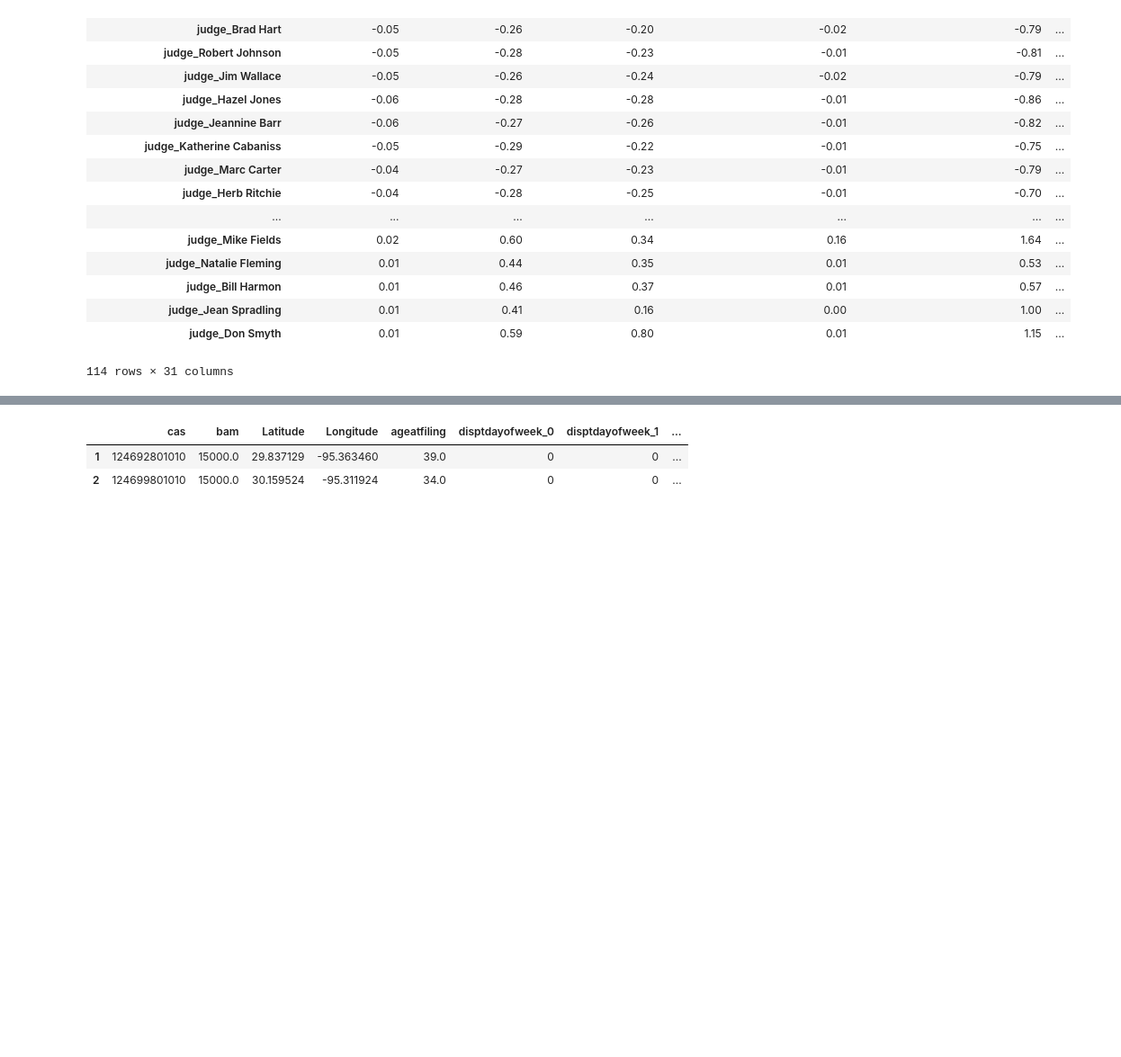
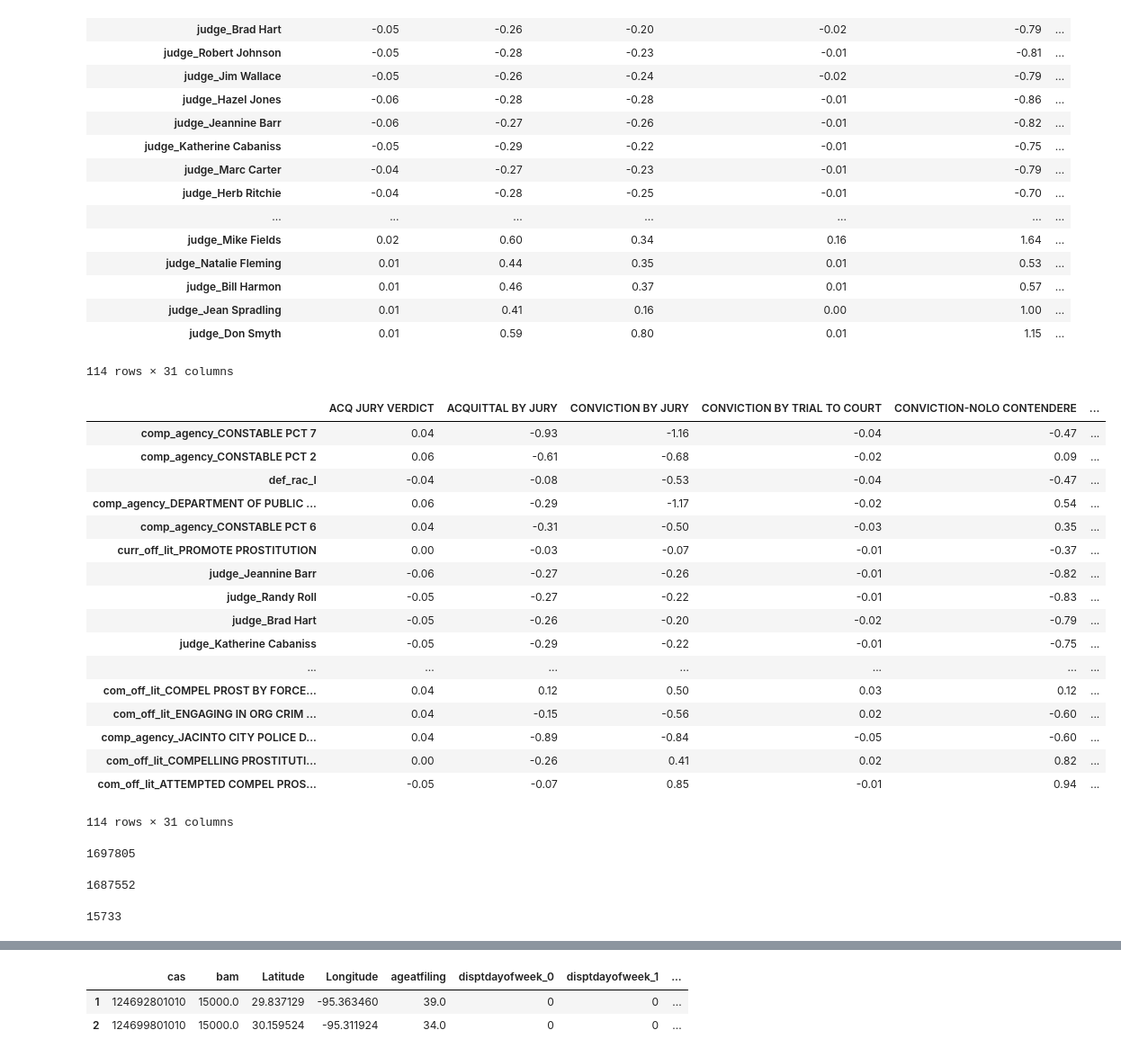
Before and after one commit to circushaase/harriscriminalcourt, a Jupyter notebook: Prostitution.ipynb, the cells around one changed output, grey strips where cells are left out. Shown at 90% size. Cells and saved outputs as stored; diff of their text form; code cells hidden in the pictures; blank space fills up the shorter version.

```diff
--- a/Prostitution.ipynb
+++ b/Prostitution.ipynb
@@ -223,3 +223,24 @@ df.sort_values('CONVICTION-PLEA OF GUILTY')
 | judge_Jean Spradling | 0.01 | 0.41 | 0.16 | 0.00 | 1.00 | ... |
 | judge_Don Smyth | 0.01 | 0.59 | 0.80 | 0.01 | 1.15 | ... |
 114 rows × 31 columns
+# %%
+df.sort_values('DISMISSED', ascending=False)
+# %% [output]
+|  | ACQ JURY VERDICT | ACQUITTAL BY JURY | CONVICTION BY JURY | CONVICTION BY TRIAL TO COURT | CONVICTION-NOLO CONTENDERE | ... |
+| comp_agency_CONSTABLE PCT 7 | 0.04 | -0.93 | -1.16 | -0.04 | -0.47 | ... |
+| comp_agency_CONSTABLE PCT 2 | 0.06 | -0.61 | -0.68 | -0.02 | 0.09 | ... |
+| def_rac_I | -0.04 | -0.08 | -0.53 | -0.04 | -0.47 | ... |
+| comp_agency_DEPARTMENT OF PUBLIC ... | 0.06 | -0.29 | -1.17 | -0.02 | 0.54 | ... |
+| comp_agency_CONSTABLE PCT 6 | 0.04 | -0.31 | -0.50 | -0.03 | 0.35 | ... |
+| curr_off_lit_PROMOTE PROSTITUTION | 0.00 | -0.03 | -0.07 | -0.01 | -0.37 | ... |
+| judge_Jeannine Barr | -0.06 | -0.27 | -0.26 | -0.01 | -0.82 | ... |
+| judge_Randy Roll | -0.05 | -0.27 | -0.22 | -0.01 | -0.83 | ... |
+| judge_Brad Hart | -0.05 | -0.26 | -0.20 | -0.02 | -0.79 | ... |
+| judge_Katherine Cabaniss | -0.05 | -0.29 | -0.22 | -0.01 | -0.75 | ... |
+| ... | ... | ... | ... | ... | ... | ... |
+| com_off_lit_COMPEL PROST BY FORCE... | 0.04 | 0.12 | 0.50 | 0.03 | 0.12 | ... |
+| com_off_lit_ENGAGING IN ORG CRIM ... | 0.04 | -0.15 | -0.56 | 0.02 | -0.60 | ... |
+| comp_agency_JACINTO CITY POLICE D... | 0.04 | -0.89 | -0.84 | -0.05 | -0.60 | ... |
+| com_off_lit_COMPELLING PROSTITUTI... | 0.00 | -0.26 | 0.41 | 0.02 | 0.82 | ... |
+| com_off_lit_ATTEMPTED COMPEL PROS... | -0.05 | -0.07 | 0.85 | -0.01 | 0.94 | ... |
+114 rows × 31 columns
@@ -225,0 +250,4 @@ df.sort_values('CONVICTION-PLEA OF GUILTY')
+# %%
+len(raw)
+# %% [output]
+1697805
@@ -225,0 +264,8 @@ df.sort_values('CONVICTION-PLEA OF GUILTY')
+# %%
+len(all_pros)
+# %% [output]
+1687552
+# %%
+len(prost.cas)
+# %% [output]
+15733
```
Also changed, not shown: parts of 9 cells of this notebook.
